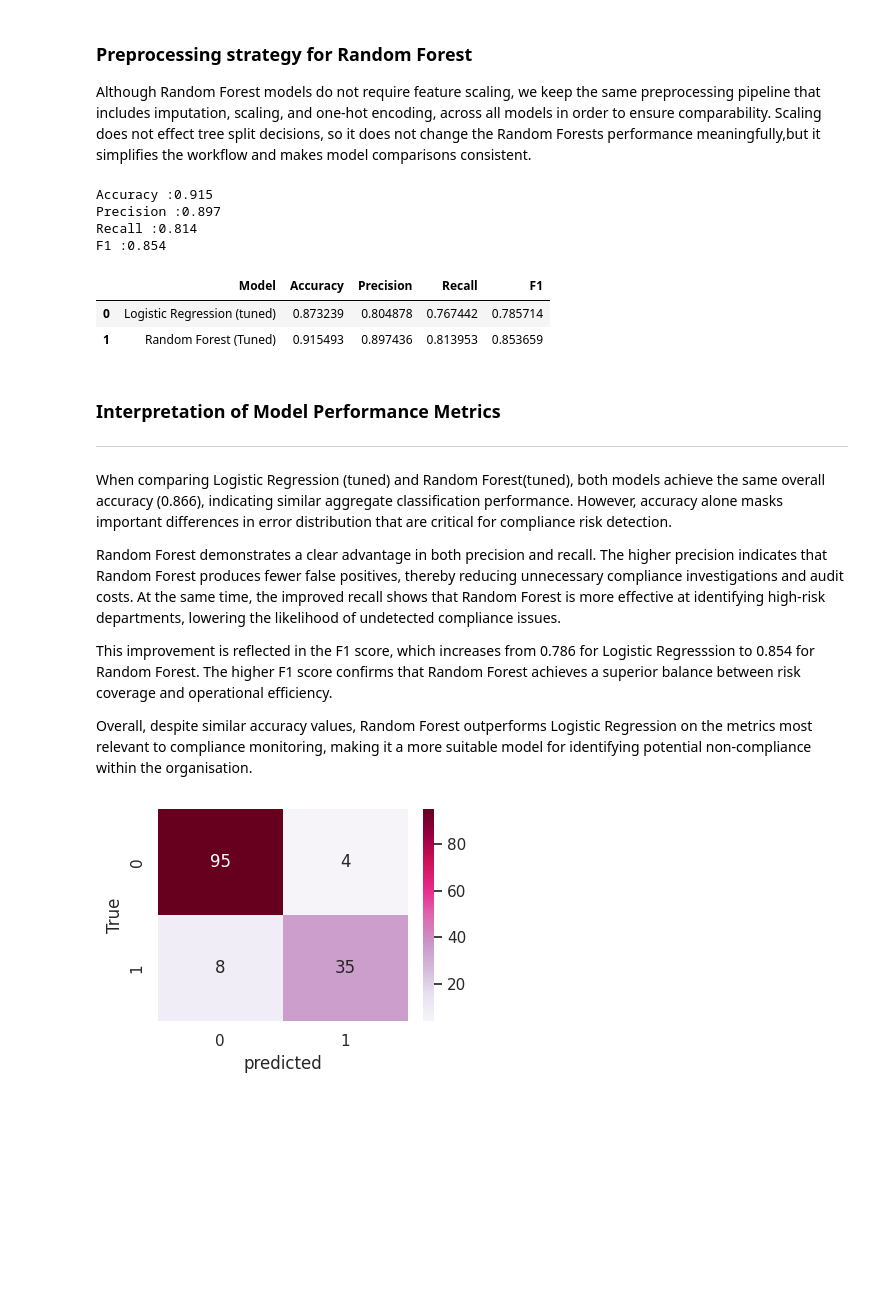
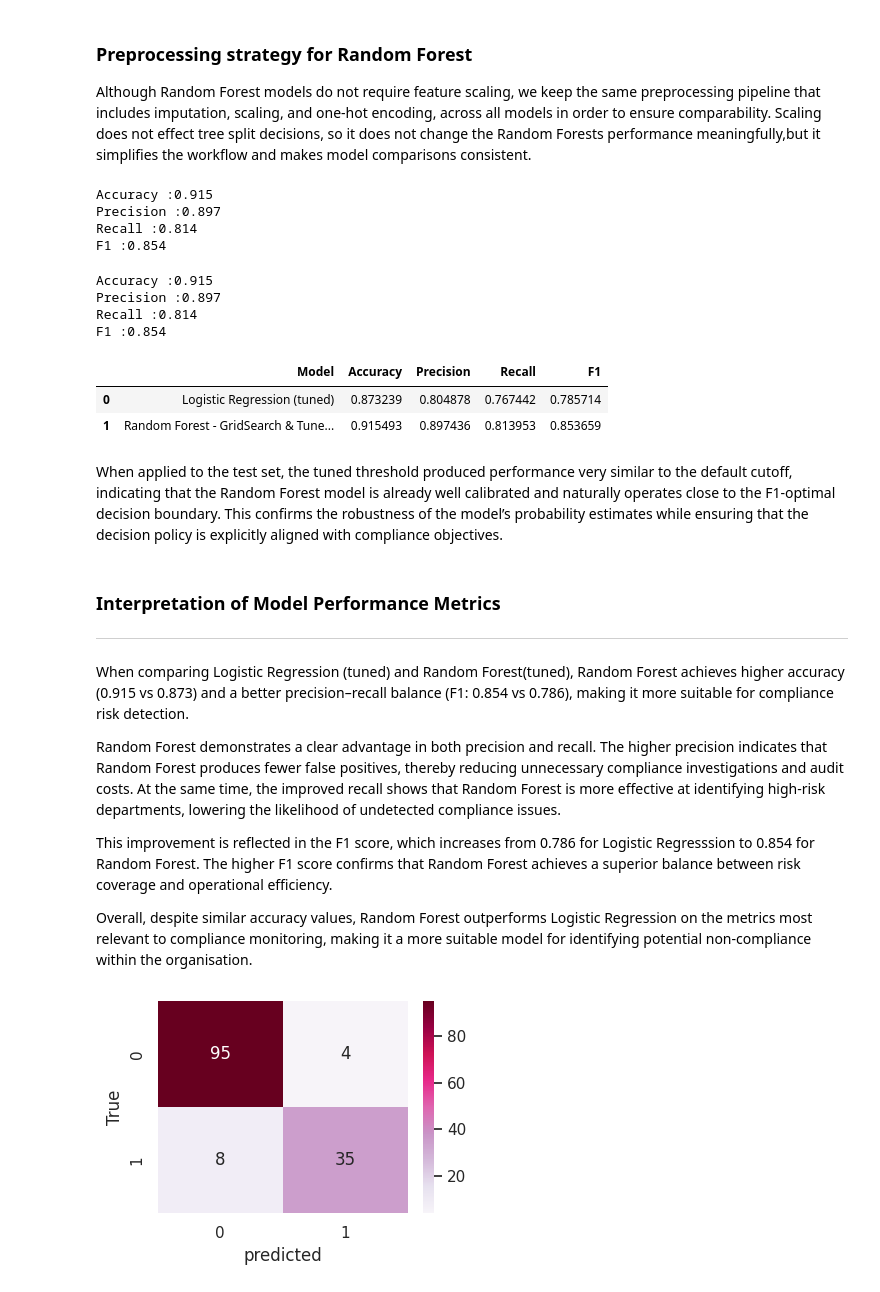
Before and after one commit to personallypetra/ComplianceRadar_315031, a Jupyter notebook: main.ipynb, the cells around one changed output. Saved outputs shown, nothing was run; the diff lists cells and outputs as text; code cells hidden in the pictures; blank space fills up the shorter version.

```diff
--- a/main.ipynb
+++ b/main.ipynb
@@ -601,8 +642,28 @@ The standard deviation across folds confirms that the model's performance is sta
 
 Although Random Forest models do not require feature scaling, we keep the same preprocessing pipeline that includes imputation, scaling, and one-hot encoding, across all models in order to ensure comparability.
 Scaling does not effect tree split decisions, so it does not change the Random Forests performance meaningfully,but it simplifies the workflow and makes model comparisons consistent.
+# %%
+best_model = RF_grid.best_estimator_
+y_proba_test = best_model.predict_proba(X_test)[:,1]
+
+y_pred_RF_tuned = (y_proba_test >= best_threshold).astype(int)
+
+acc = accuracy_score(y_test, y_pred_RF_tuned)
+prec = precision_score(y_test, y_pred_RF_tuned, zero_division = 0)
+rec = recall_score(y_test, y_pred_RF_tuned, zero_division = 0)
+f1 = f1_score(y_test, y_pred_RF_tuned, zero_division = 0)
+
+print(f"Accuracy :{acc:.3f}")
+print(f"Precision :{prec:.3f}")
+print(f"Recall :{rec:.3f}")
+print(f"F1 :{f1:.3f}")
+# %% [output]
+Accuracy :0.915
+Precision :0.897
+Recall :0.814
+F1 :0.854
 # %%
-y_pred_RF_tuned = RF_grid.best_estimator_.predict(X_test)
+y_pred_RF_tuned = (y_proba_test >= best_threshold).astype(int)
 
 acc = accuracy_score(y_test, y_pred_RF_tuned)
 prec = precision_score(y_test, y_pred_RF_tuned, zero_division = 0)
@@ -620,27 +681,29 @@ Recall :0.814
 F1 :0.854
 # %%
 RF_tuned_results = pd.DataFrame([{
-    "Model":"Random Forest (Tuned)",
+    "Model":"Random Forest - GridSearch & Tuned Threshold ",
     "Accuracy" : acc,
     "Precision" : prec,
     "Recall": rec,
     "F1" : f1
 }])
 results_table = pd.concat(
       [LR_tuned_results, pd.DataFrame(RF_tuned_results)],
       ignore_index = True)
 results_table
 # %% [output]
 |  | Model | Accuracy | Precision | Recall | F1 |
 | 0 | Logistic Regression (tuned) | 0.873239 | 0.804878 | 0.767442 | 0.785714 |
-| 1 | Random Forest (Tuned) | 0.915493 | 0.897436 | 0.813953 | 0.853659 |
+| 1 | Random Forest - GridSearch & Tune... | 0.915493 | 0.897436 | 0.813953 | 0.853659 |
+# %% [markdown]
+When applied to the test set, the tuned threshold produced performance very similar to the default cutoff, indicating that the Random Forest model is already well calibrated and naturally operates close to the F1-optimal decision boundary. This confirms the robustness of the model’s probability estimates while ensuring that the decision policy is explicitly aligned with compliance objectives.
 # %% [markdown]
 ### Interpretation of Model Performance Metrics
 
 ---
 
 
-When comparing Logistic Regression (tuned) and Random Forest(tuned), both models achieve the same overall accuracy (0.866), indicating similar aggregate classification performance. However, accuracy alone masks important differences in error distribution that are critical for compliance risk detection.
+When comparing Logistic Regression (tuned) and Random Forest(tuned), Random Forest achieves higher accuracy (0.915 vs 0.873) and a better precision–recall balance (F1: 0.854 vs 0.786), making it more suitable for compliance risk detection.
 
 Random Forest demonstrates a clear advantage in both precision and recall. The higher precision indicates that Random Forest produces fewer false positives, thereby reducing unnecessary compliance investigations and audit costs. At the same time, the improved recall shows that Random Forest is more effective at identifying high-risk departments, lowering the likelihood of undetected compliance issues.
 
```
Also changed, not shown: parts of 10 cells of this notebook.
